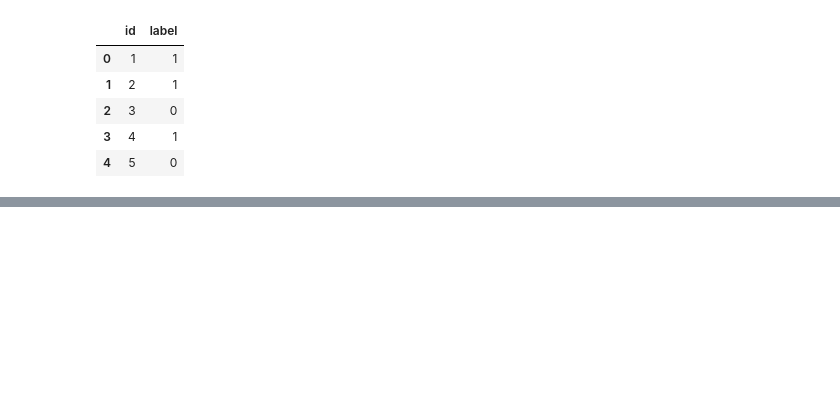
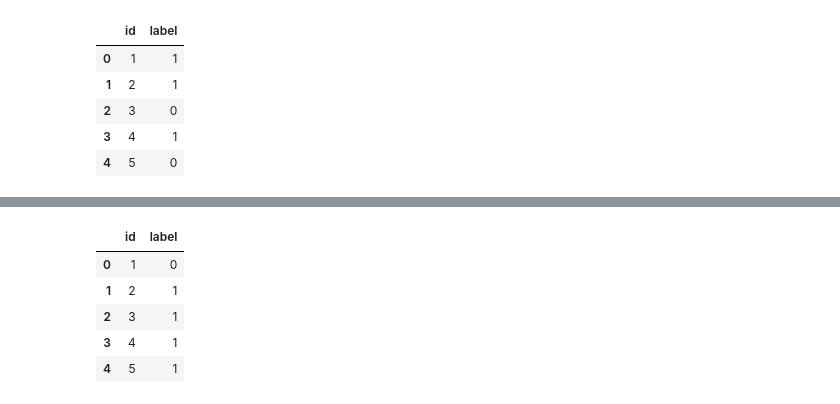
Before and after one commit to Jeong-Beom/TIL, a Jupyter notebook: Self-Study/복습 및 자습/DACON/영화 리뷰 감성분석 경진대회(Basic)/EDA&Analysis.ipynb, the cells around one changed output, grey strips where cells are left out. Saved outputs shown, nothing was run; the diff lists cells and outputs as text; code cells hidden in the pictures; blank space fills up the shorter version.

```diff
--- a/Self-Study/복습 및 자습/DACON/영화 리뷰 감성분석 경진대회(Basic)/EDA&Analysis.ipynb
+++ b/Self-Study/복습 및 자습/DACON/영화 리뷰 감성분석 경진대회(Basic)/EDA&Analysis.ipynb
@@ -247,0 +343,6 @@ pd.read_csv(PATH + '\\sample_submission(lr).csv').head()
+# %%
+deep_test = df_test[['vectorization']].copy()
+for i in range(max_length):
+    deep_test[f'{i}'] = deep_test.vectorization.apply(lambda x: x[i])
+deep_test.drop(['vectorization'], axis = 1, inplace = True)
+deep_test.to_numpy()
@@ -247,0 +357,6 @@ pd.read_csv(PATH + '\\sample_submission(lr).csv').head()
+# %%
+# 학습한 모델로 예측하기
+print(deep_test.to_numpy())
+result = model.predict(deep_test.to_numpy())
+print(result.shape)
+arg_result = np.argmax(result, axis = -1)
@@ -247,0 +372,13 @@ pd.read_csv(PATH + '\\sample_submission(lr).csv').head()
+# %%
+# 정답파일 작성
+predict = pd.read_csv(PATH + '\\sample_submission.csv')
+predict.label = arg_result
+predict.to_csv(PATH + '\\sample_submission(Tensor_Basic).csv', index = False)
+pd.read_csv(PATH + '\\sample_submission(Tensor_Basic).csv').head()
+# %% [output]
+|  | id | label |
+| 0 | 1 | 0 |
+| 1 | 2 | 1 |
+| 2 | 3 | 1 |
+| 3 | 4 | 1 |
+| 4 | 5 | 1 |
```
Also changed, not shown: parts of 14 cells of this notebook, 1 other file.
